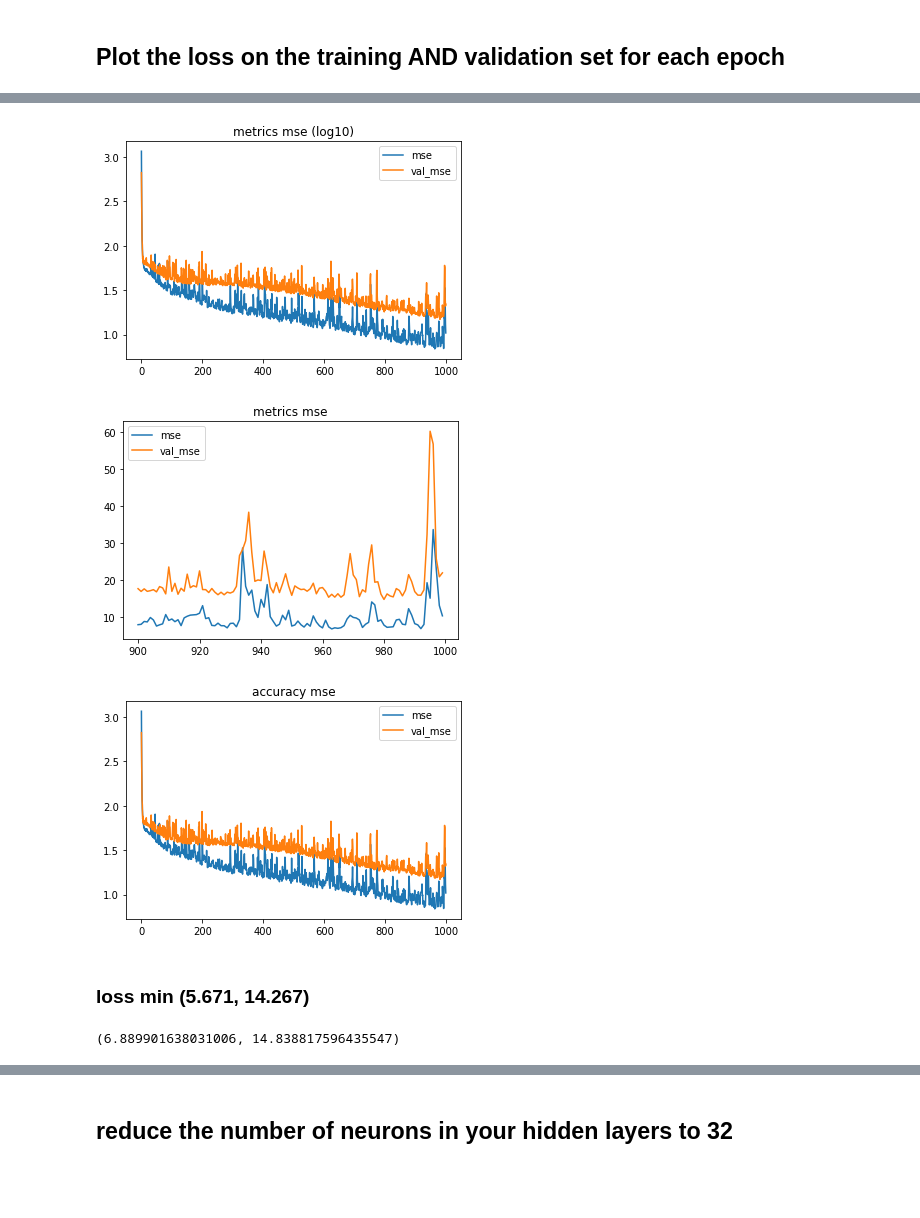
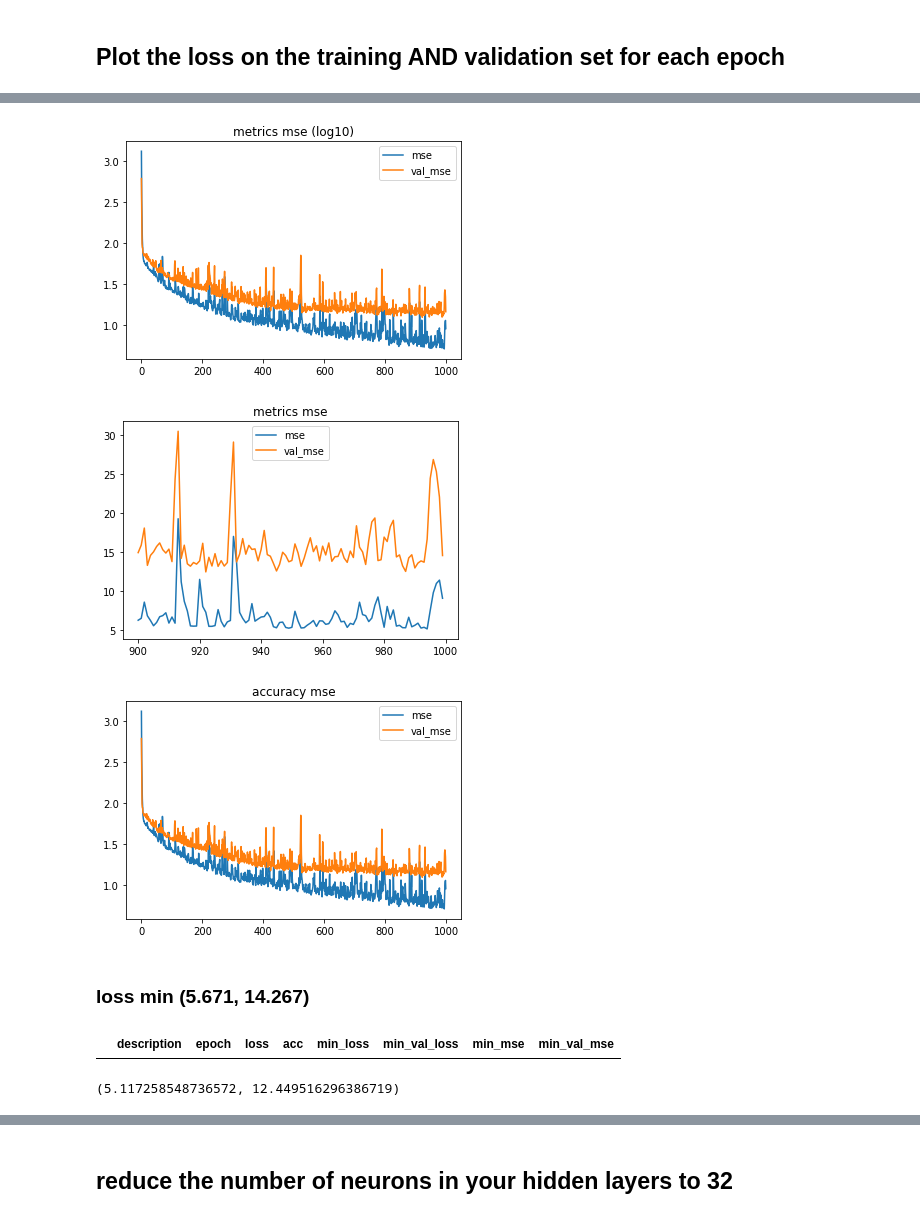
Before and after one commit to martinfinis/HelloCodeSchoolProject, a Jupyter notebook: Quest_NN_1_Martin_V3.ipynb, the cells around one changed output, grey strips where cells are left out. Cells and saved outputs as stored; diff of their text form; code cells hidden in the pictures; blank space fills up the shorter version.

```diff
--- a/Quest_NN_1_Martin_V3.ipynb
+++ b/Quest_NN_1_Martin_V3.ipynb
@@ -156,27 +197,27 @@ plt.show()
 # %%
-train_loss_list = history.history['mse']
-val_loss_list = history.history['val_mse']
+train_loss_list = history_1.history['mse']
+val_loss_list = history_1.history['val_mse']
 
 x = np.arange(len(train_loss_list))
 
 plt.plot(x, np.log10(train_loss_list))
 plt.plot(x, np.log10(val_loss_list))
 plt.legend(['mse', 'val_mse'])
 plt.title("metrics mse (log10)")
 plt.show()
 
 x_from = 900
 plt.plot(x[x_from:], train_loss_list[x_from:])
 plt.plot(x[x_from:], val_loss_list[x_from:])
 plt.legend(['mse', 'val_mse'])
 plt.title("metrics mse")
 plt.show()
 # %% [output]
-[figure, old version]
+[figure, new version]
-[figure, old version]
+[figure, new version]
 # %%
-train_loss_list = history.history['mse']
-val_loss_list = history.history['val_mse']
+train_loss_list = history_1.history['mse']
+val_loss_list = history_1.history['val_mse']
 
 x = np.arange(len(train_loss_list))
 
@@ -186,11 +227,15 @@ plt.legend(['mse', 'val_mse'])
 plt.title("accuracy mse")
 plt.show()
 # %% [output]
-[figure, old version]
+[figure, new version]
 # %% [markdown]
 ### loss min (5.671, 14.267)
+# %%
+df.drop(columns=['model','history']).tail(1)
+# %% [output]
+|  | description | epoch | loss | acc | min_loss | min_val_loss | min_mse | min_val_mse |
 # %%
-min(train_loss_list_1),min(val_loss_list_1)
+min(train_loss_list),min(val_loss_list)
 # %% [output]
-(6.889901638031006, 14.838817596435547)
+(5.117258548736572, 12.449516296386719)
 # %%
```
Also changed, not shown: parts of 44 cells of this notebook.
